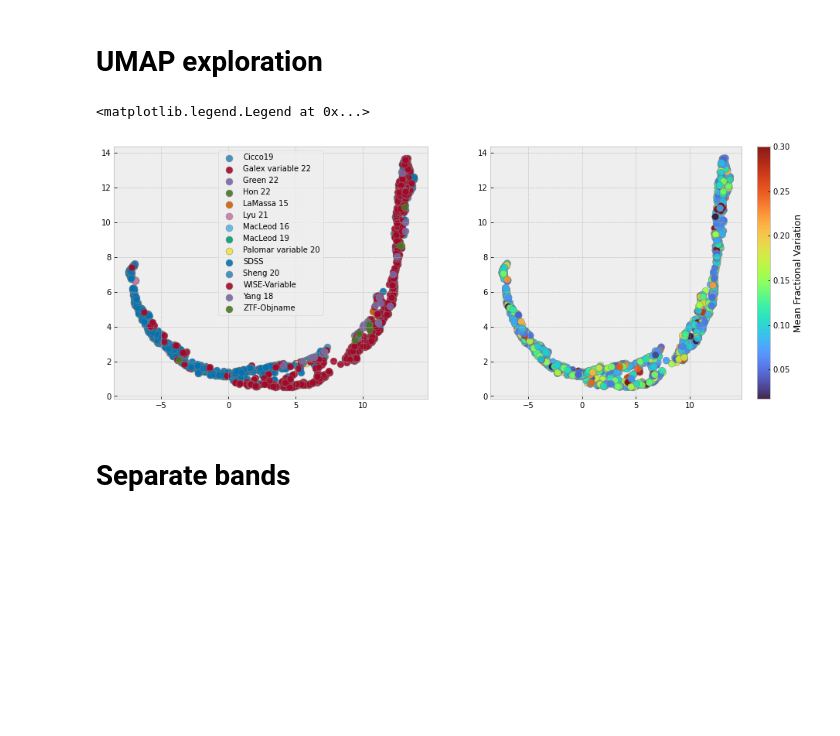
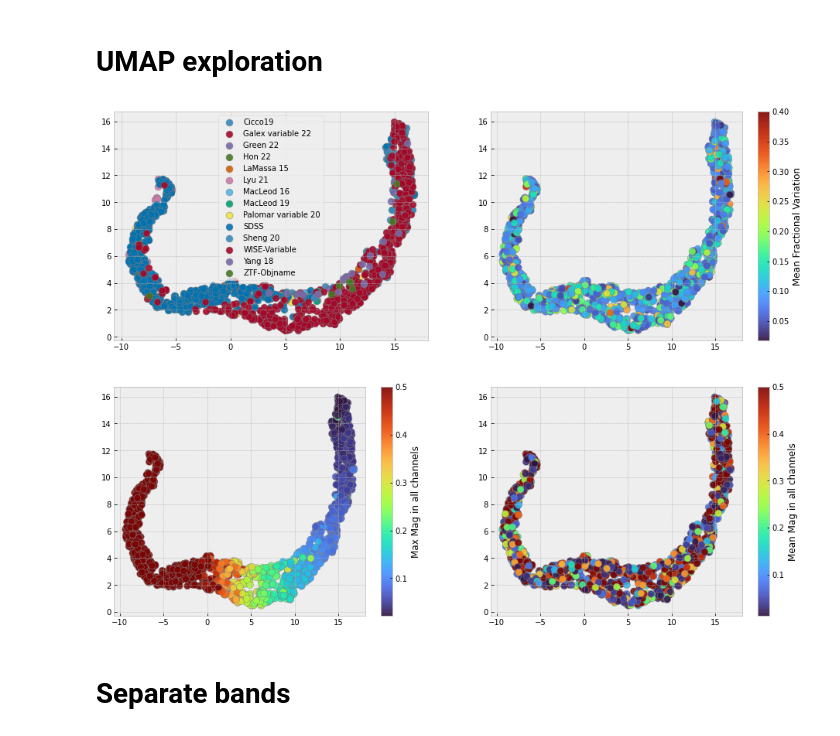
Before and after one commit to xoubish/AGNzoo, a Jupyter notebook: light_curves/ZTF_ML_play.ipynb, the cells around one changed output. Drawn from its saved outputs; the diff is of its cells as text; code cells hidden in the pictures; blank space fills up the shorter version.

```diff
--- a/light_curves/ZTF_ML_play.ipynb
+++ b/light_curves/ZTF_ML_play.ipynb
@@ -449,24 +449,37 @@ plt.tight_layout()
 # %% [markdown]
 # UMAP exploration
 # %%
-plt.figure(figsize=(16,6))
-mapper = umap.UMAP(n_neighbors=200,min_dist=0.1,metric='manhattan',random_state=50).fit(data)
+plt.figure(figsize=(16,12))
+mapper = umap.UMAP(n_neighbors=200,min_dist=0.5,metric='manhattan',random_state=70).fit(data)
+
+plt.subplot(2,2,1)
+for lab in np.unique(fzr):
+    u=(fzr[:]==lab)
+    plt.scatter(mapper.embedding_[u,0],mapper.embedding_[u,1],s=80,alpha=0.9,edgecolor='gray',label=lab)
+plt.legend()
+
+plt.subplot(2,2,2)
 fvar_all = np.nansum(fvar,axis=0)/np.sum(np.isfinite(fvar),axis=0) ## adding the fractional variation in all bands accounting for Nans
-fvar_all[fvar_all>0.3]=0.3 ## to see the dynamic range better, a cap on values
-plt.subplot(1,2,2)
+fvar_all[fvar_all>0.4]=0.4 ## to see the dynamic range better, a cap on values
 plt.scatter(mapper.embedding_[:,0],mapper.embedding_[:,1],c=fvar_all,s=80,alpha=0.9,edgecolor='gray',cmap='turbo')
 cbar = plt.colorbar()
 cbar.set_label('Mean Fractional Variation') ## defined in flux I did in magnitude
 
+plt.subplot(2,2,3)
+max_all = np.nansum(maximum_arr,axis=0)/np.sum(np.isfinite(maximum_arr),axis=0) ## adding the fractional variation in all bands accounting for Nans
+max_all[max_all>0.5]=0.5 ## to see the dynamic range better, a cap on values
+plt.scatter(mapper.embedding_[:,0],mapper.embedding_[:,1],c=max_all,s=80,alpha=0.9,edgecolor='gray',cmap='turbo')
+cbar = plt.colorbar()
+cbar.set_label('Max Mag in all channels')
 
-plt.subplot(1,2,1)
-for lab in np.unique(fzr):
-    u=(fzr[:]==lab)
-    plt.scatter(mapper.embedding_[u,0],mapper.embedding_[u,1],s=80,alpha=0.9,edgecolor='gray',label=lab)
-plt.legend()
+plt.subplot(2,2,4)
+mean_all = np.nansum(meanarray,axis=0)/np.sum(np.isfinite(meanarray),axis=0) ## adding the fractional variation in all bands accounting for Nans
+mean_all[mean_all>0.5]=0.5 ## to see the dynamic range better, a cap on values
+plt.scatter(mapper.embedding_[:,0],mapper.embedding_[:,1],c=mean_all,s=80,alpha=0.9,edgecolor='gray',cmap='turbo')
+cbar = plt.colorbar()
+cbar.set_label('Mean Mag in all channels') ## defined in flux I did in magnitude
 # %% [output]
-<matplotlib.legend.Legend at 0x...>
-[figure, old version]
+[figure, new version]
 # %%
 hover_data = pd.DataFrame({'index':np.arange(len(data)), 'label':fzr,'max-g(umj)':maximum_arr[0,:],'max-r(umj)':maximum_arr[1,:],'max-i(umj)':maximum_arr[2,:]})
 mapper = umap.UMAP(n_neighbors=50,min_dist=0.2,metric=dtw_distance,random_state=1).fit(data)
```
